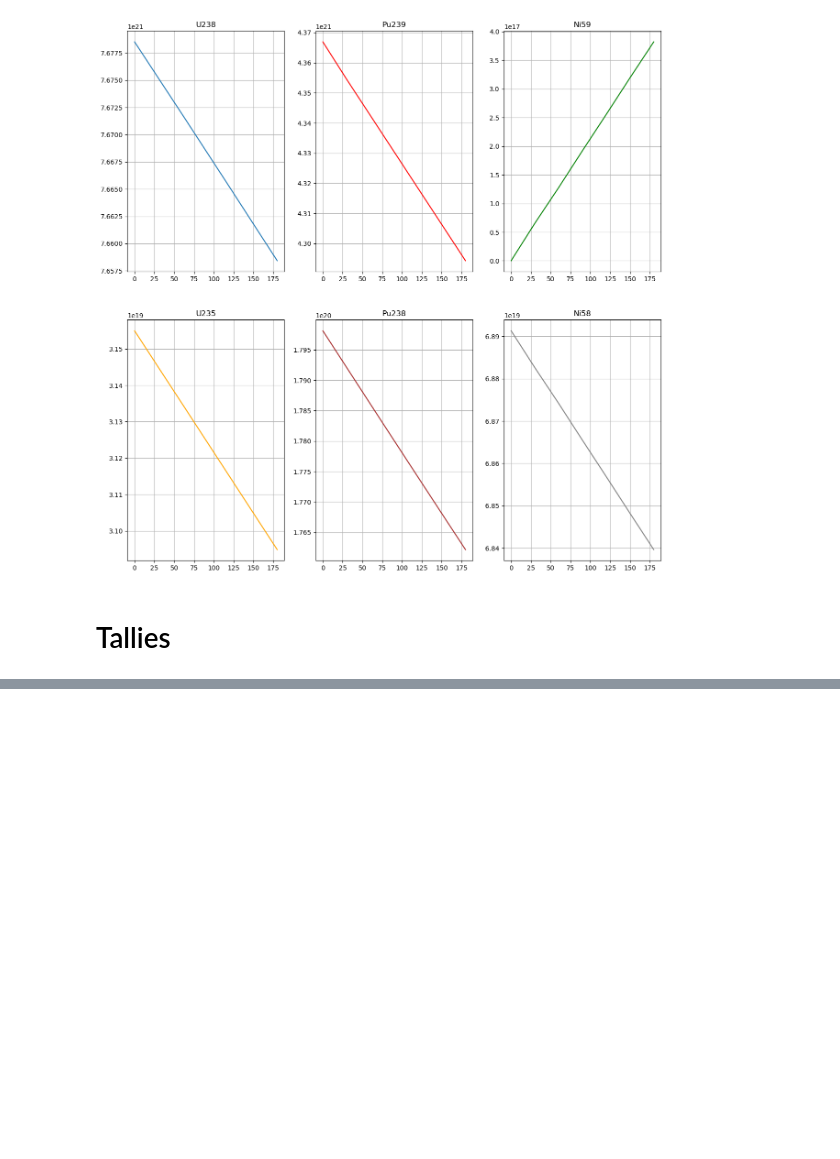
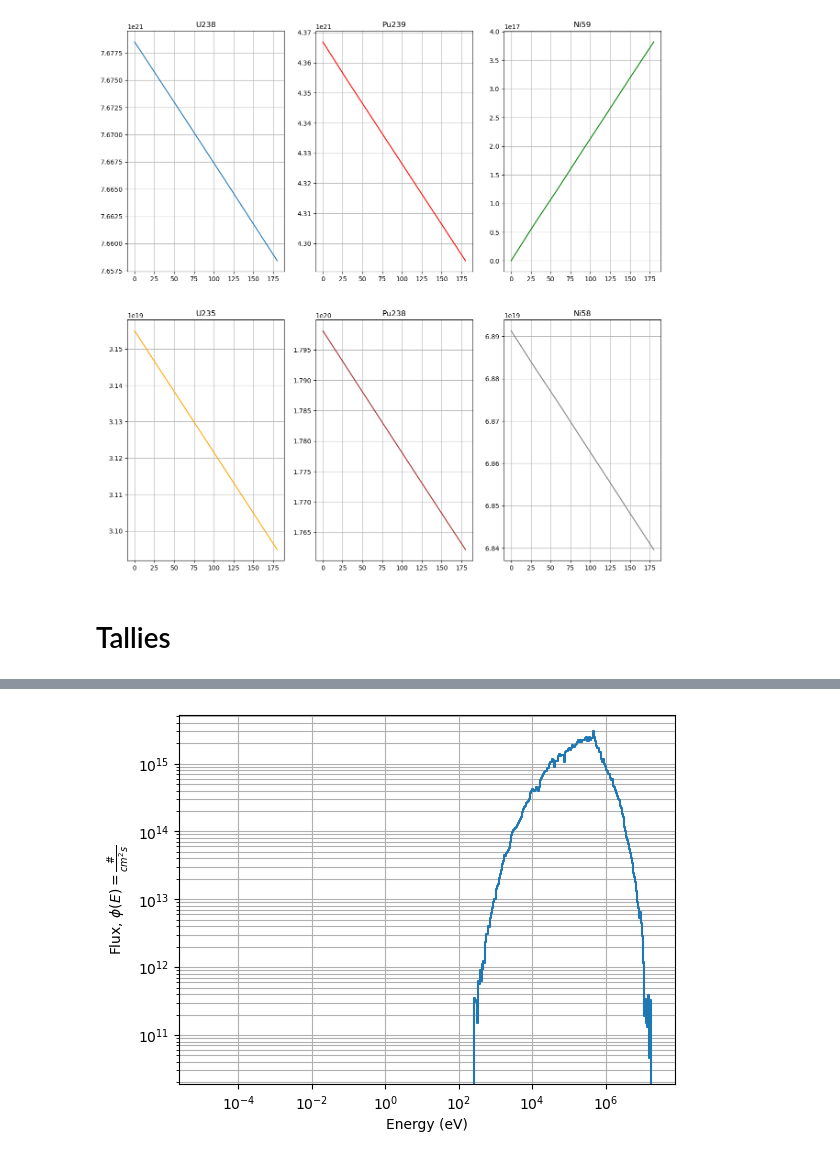
Before and after one commit to 96mat/MOX-Depletion, a Jupyter notebook: Depletion_MOX.ipynb, the cells around one changed output, grey strips where cells are left out. Saved outputs shown, nothing was run; the diff lists cells and outputs as text; code cells hidden in the pictures; blank space fills up the shorter version.

```diff
--- a/Depletion_MOX.ipynb
+++ b/Depletion_MOX.ipynb
@@ -345,0 +419,20 @@ axs[5, 0].grid()"""
+# %%
+# Neutron spectrum
+spectrum_tally = sp.get_tally(name = "Neutron Spectrum")
+
+e_filter = spectrum_tally.filters[0]
+E = e_filter.bins[:,0]
+
+spectrum_mean = spectrum_tally.get_values(value = 'mean').ravel()
+spectrum_std_dev = spectrum_tally.get_values(value = 'std_dev').ravel()
+
+# Plot
+fig, ax = plt.subplots()
+plt.errorbar(E, spectrum_mean*2.77*10**(14),spectrum_std_dev, ds = 'steps')
+ax.set_xscale("log")
+ax.set_yscale("log")
+ax.set_xlabel("Energy (eV)")
+ax.set_ylabel(r"Flux, $\phi(E)=\frac{\#}{cm^2s}$")
+ax.grid(True, which = 'both')
+# %% [output]
+[figure, added]
```
Also changed, not shown: parts of 8 cells of this notebook.
